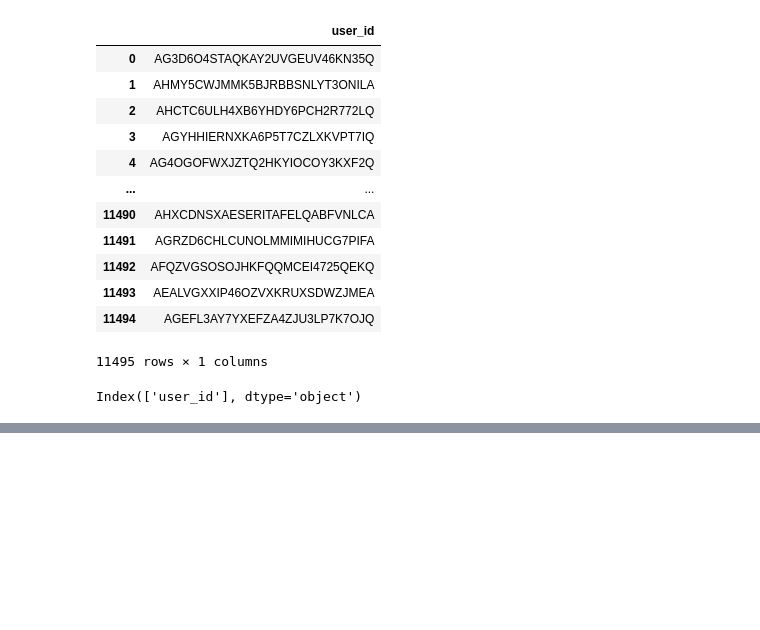
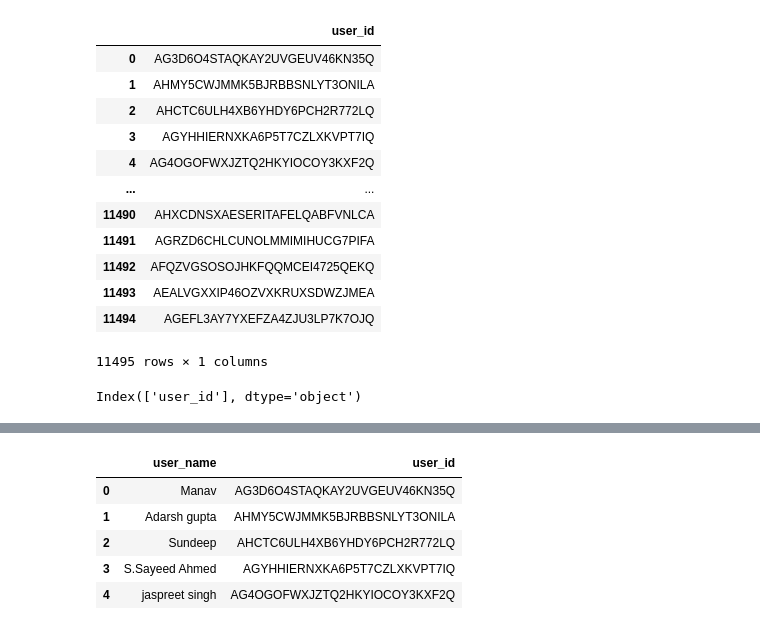
Before and after one commit to wxteh/amazon-customer-review-analysis, a Jupyter notebook: notebooks/arhturmollett-clean-data.ipynb, the cells around one changed output, grey strips where cells are left out. Cells and saved outputs as stored; diff of their text form; code cells hidden in the pictures; blank space fills up the shorter version.

```diff
--- a/notebooks/arhturmollett-clean-data.ipynb
+++ b/notebooks/arhturmollett-clean-data.ipynb
@@ -269,0 +445,9 @@ Index(['user_id'], dtype='object')
+# %%
+reviewers_clean.head()
+# %% [output]
+|  | user_name | user_id |
+| 0 | Manav | AG3D6O4STAQKAY2UVGEUV46KN35Q |
+| 1 | Adarsh gupta | AHMY5CWJMMK5BJRBBSNLYT3ONILA |
+| 2 | Sundeep | AHCTC6ULH4XB6YHDY6PCH2R772LQ |
+| 3 | S.Sayeed Ahmed | AGYHHIERNXKA6P5T7CZLXKVPT7IQ |
+| 4 | jaspreet singh | AG4OGOFWXJZTQ2HKYIOCOY3KXF2Q |
```
Also changed, not shown: parts of 35 cells of this notebook.
